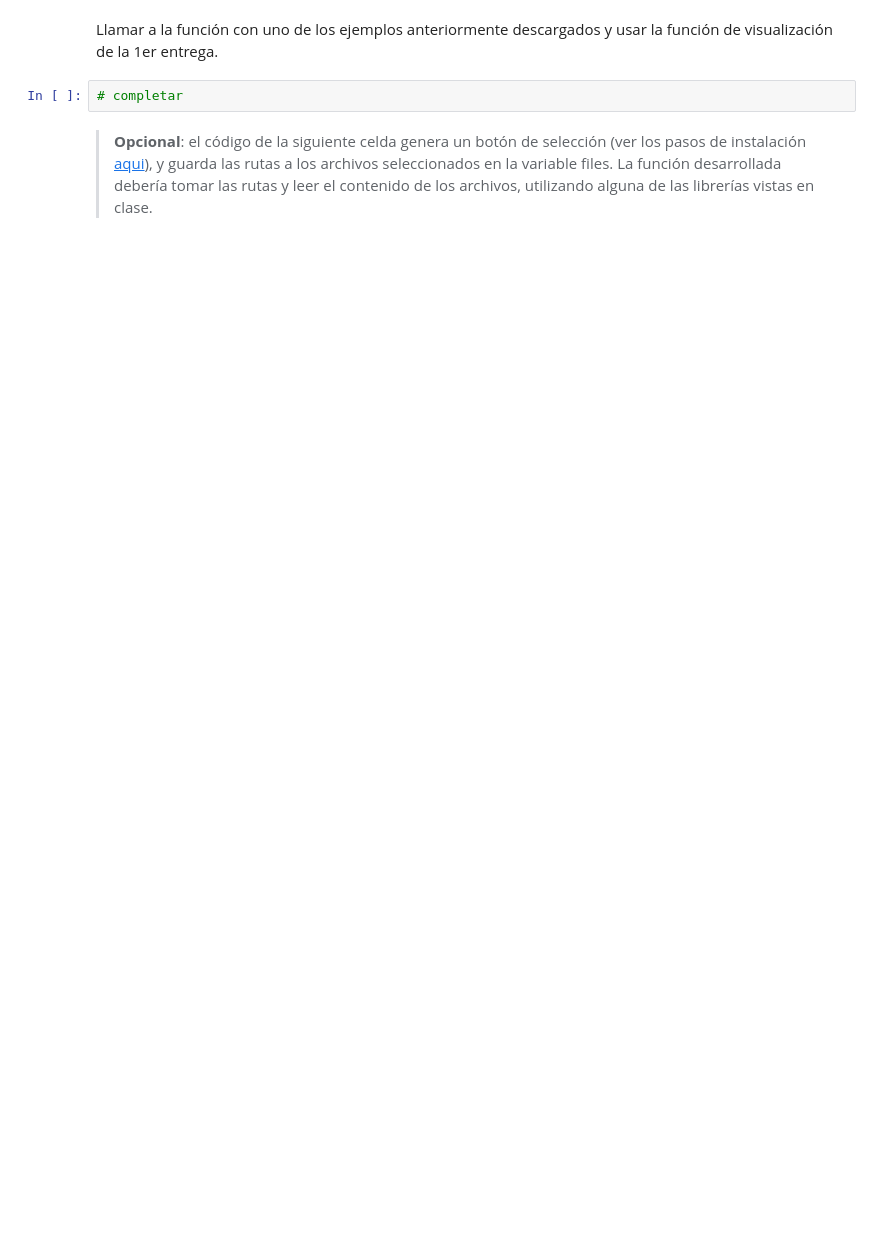
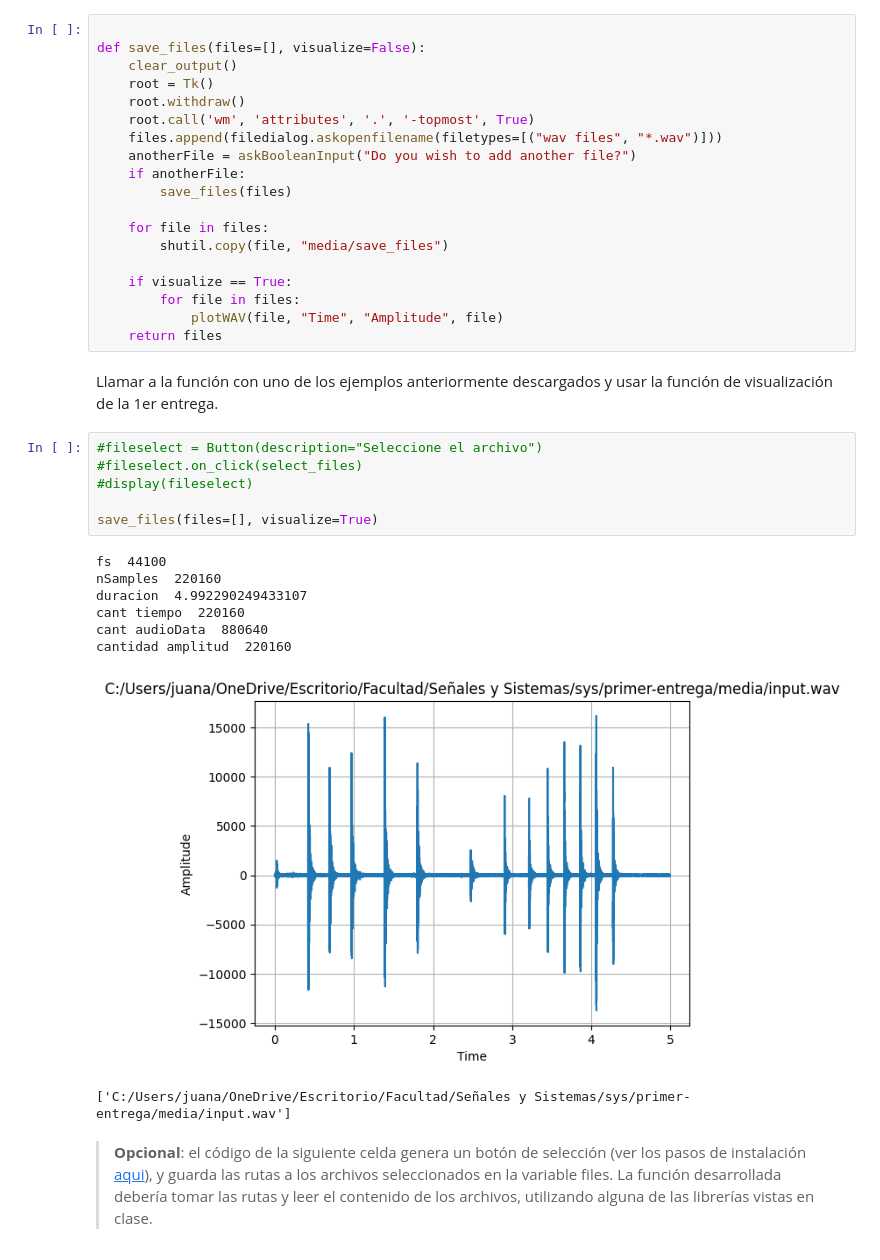
Before and after one commit to jaldreyuntref/sys, a Jupyter notebook: segunda_entrega/segunda_entrega.ipynb, the cells around one changed output. Drawn from its saved outputs; the diff is of its cells as text; blank space fills up the shorter version.

Commit message:
primera parte realizada (flata corregir un error con distintos tamaños de bitsize)

```diff
--- a/segunda_entrega/segunda_entrega.ipynb
+++ b/segunda_entrega/segunda_entrega.ipynb
@@ -48,6 +52,38 @@ El objetivo es tener archivos para validar el software creado , para lo cual es
+# %%
+
+def save_files(files=[], visualize=False):
+    clear_output()
+    root = Tk()
+    root.withdraw()
+    root.call('wm', 'attributes', '.', '-topmost', True)
+    files.append(filedialog.askopenfilename(filetypes=[("wav files", "*.wav")]))
+    anotherFile = askBooleanInput("Do you wish to add another file?")
+    if anotherFile:
+        save_files(files)
+
+    for file in files:
+        shutil.copy(file, "media/save_files")
+
+    if visualize == True:
+        for file in files:
+            plotWAV(file, "Time", "Amplitude", file)
+    return files
 # %% [markdown]
 Llamar a la función con uno de los ejemplos anteriormente descargados y usar la función de visualización de la 1er entrega.
-# %%
-# completar
+# %%
+#fileselect = Button(description="Seleccione el archivo")
+#fileselect.on_click(select_files)
+#display(fileselect)
+
+save_files(files=[], visualize=True)
+# %% [output]
+fs  44100
+nSamples  220160
+duracion  4.992290249433107
+cant tiempo  220160
+cant audioData  880640
+cantidad amplitud  220160
+[figure, added]
+['C:/Users/juana/OneDrive/Escritorio/Facultad/Señales y Sistemas/sys/primer-entrega/media/input.wav']
 # %% [markdown]
 > **Opcional**: el código de la siguiente celda genera un botón de selección (ver los pasos de instalación [aqui](https://ipywidgets.readthedocs.io/en/latest/user_install.html)), y guarda las rutas a los archivos seleccionados en la variable files. La función desarrollada debería tomar las rutas y leer el contenido de los archivos, utilizando alguna de las librerías vistas en clase.
```
Also changed, not shown: parts of 3 cells of this notebook, 47 other files.
